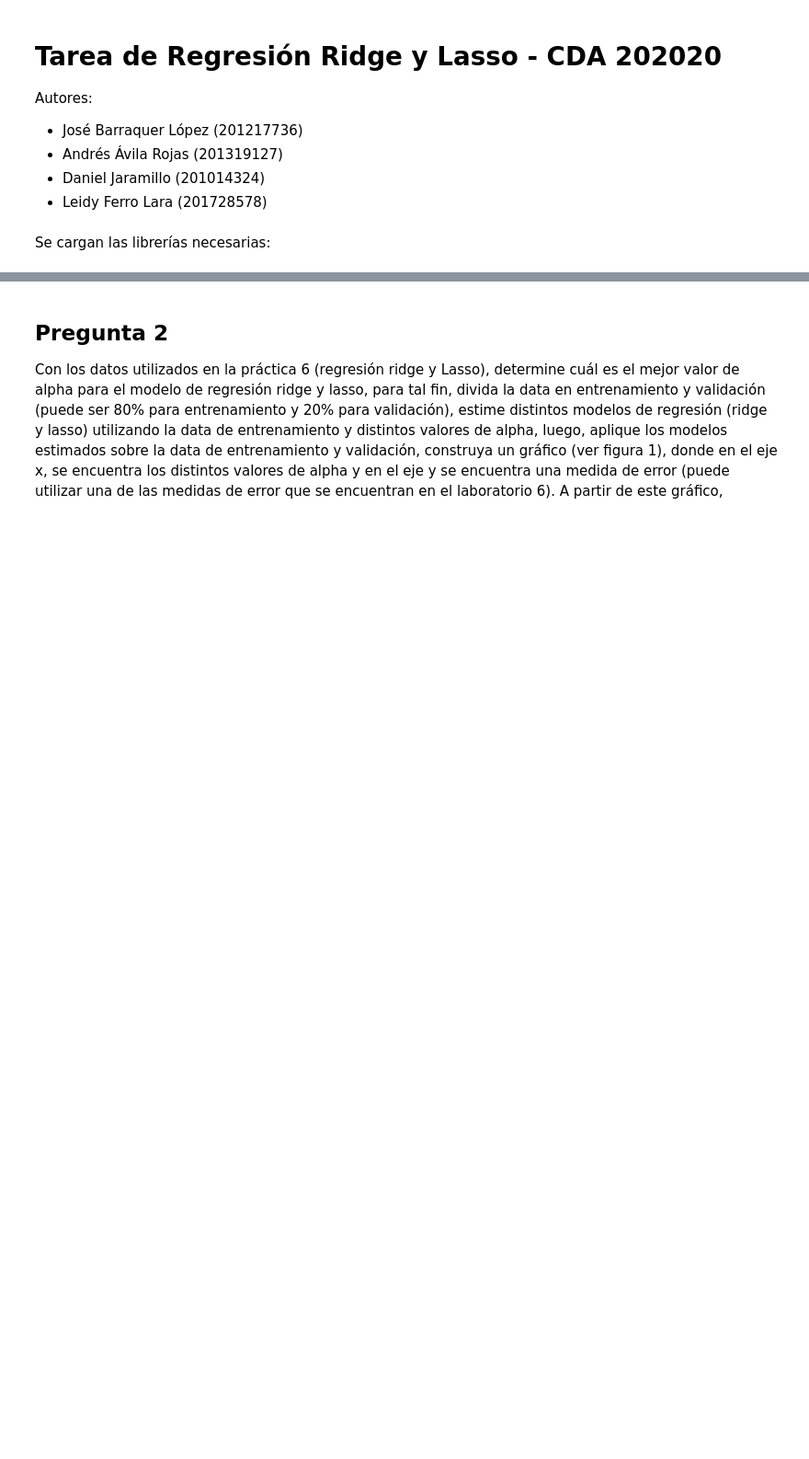
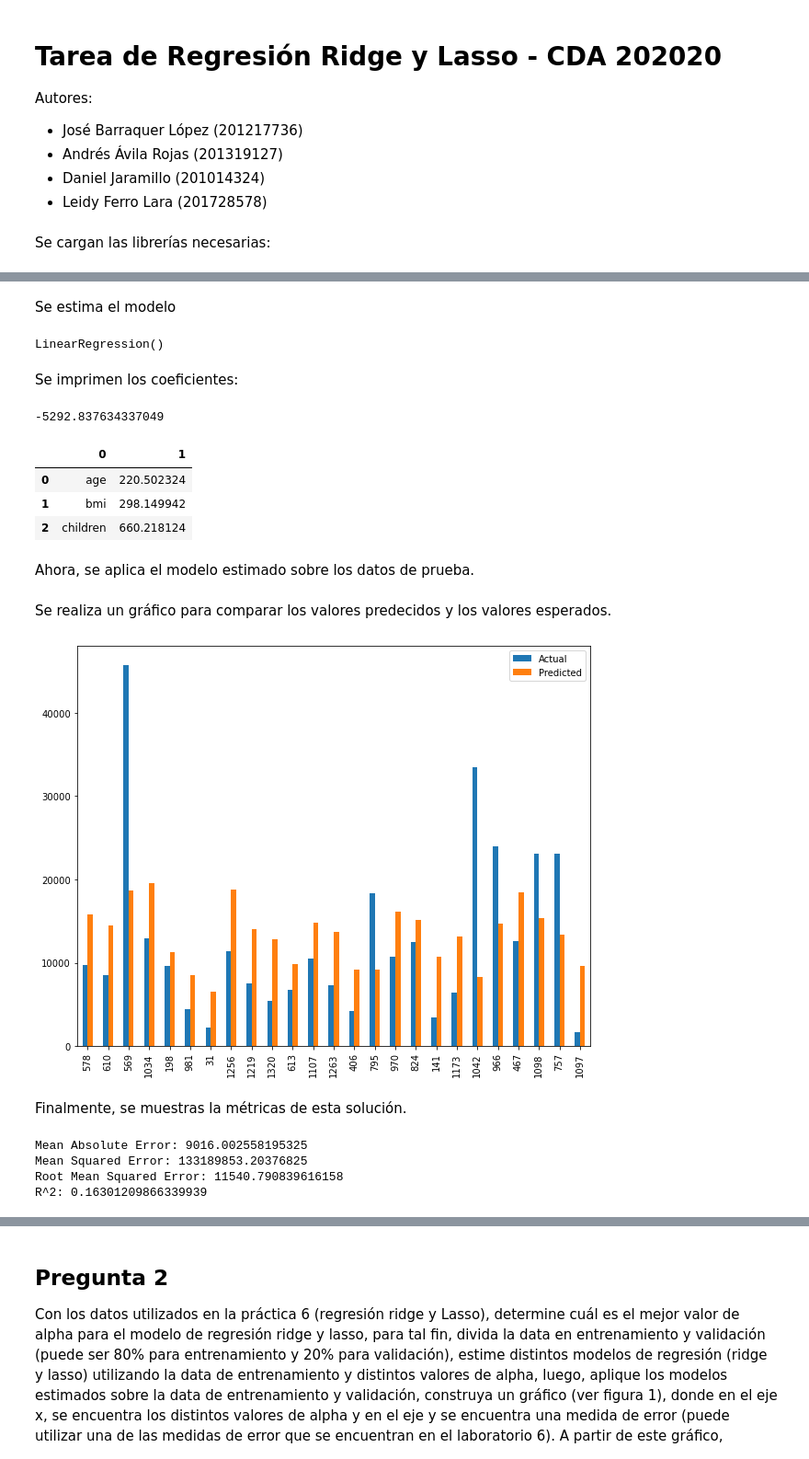
Before and after one commit to andresenrique08/CDA_Project, a Jupyter notebook: Tarea Ridge y Lasso/Practica6.ipynb, the cells around one changed output, grey strips where cells are left out. Shown: that part at 92% size. Cells and saved outputs as stored; diff of their text form; code cells hidden in the pictures; blank space fills up the shorter version.

```diff
--- a/Tarea Ridge y Lasso/Practica6.ipynb
+++ b/Tarea Ridge y Lasso/Practica6.ipynb
@@ -51,0 +89,3 @@ Para responder esta pregunta se presenta el siguiente modelo de regresión múlt
+# %%
+X = dataset.drop(['charges'],axis=1)
+y = dataset['charges']
@@ -51,0 +103,4 @@ Para responder esta pregunta se presenta el siguiente modelo de regresión múlt
+# %%
+X_train, X_test, y_train, y_test = train_test_split(X, y, test_size=0.2, random_state=0)
+display(X_train.head())
+display(y_train.head())
@@ -51,0 +120,47 @@ Para responder esta pregunta se presenta el siguiente modelo de regresión múlt
+# %% [markdown]
+Se estima el modelo
+# %%
+regressor = LinearRegression()
+regressor.fit(X_train, y_train)
+# %% [output]
+LinearRegression()
+# %% [markdown]
+Se imprimen los coeficientes:
+# %%
+print(regressor.intercept_)
+# %% [output]
+-5292.837634337049
+# %%
+coeff_df = pd.DataFrame(zip(X.columns,regressor.coef_))
+coeff_df
+# %% [output]
+|  | 0 | 1 |
+| 0 | age | 220.502324 |
+| 1 | bmi | 298.149942 |
+| 2 | children | 660.218124 |
+# %% [markdown]
+Ahora, se aplica el modelo estimado sobre los datos de prueba.
+# %%
+y_pred = regressor.predict(X_test)
+# %% [markdown]
+Se realiza un gráfico para comparar los valores predecidos y los valores esperados.
+# %%
+df = pd.DataFrame({'Actual': y_test, 'Predicted': y_pred})
+df1 = df.head(25)
+df1.plot(kind='bar',figsize=(10,8))
+
+plt.show()
+# %% [output]
+[figure, added]
+# %% [markdown]
+Finalmente, se muestras la métricas de esta solución.
+# %%
+print('Mean Absolute Error:', metrics.mean_absolute_error(y_test, y_pred))
+print('Mean Squared Error:', metrics.mean_squared_error(y_test, y_pred))
+print('Root Mean Squared Error:', np.sqrt(metrics.mean_squared_error(y_test, y_pred)))
+print('R^2:', metrics.r2_score(y_test, y_pred))
+# %% [output]
+Mean Absolute Error: 9016.002558195325
+Mean Squared Error: 133189853.20376825
+Root Mean Squared Error: 11540.790839616158
+R^2: 0.16301209866339939
```
Also changed, not shown: parts of 18 cells of this notebook, 1 other file.
